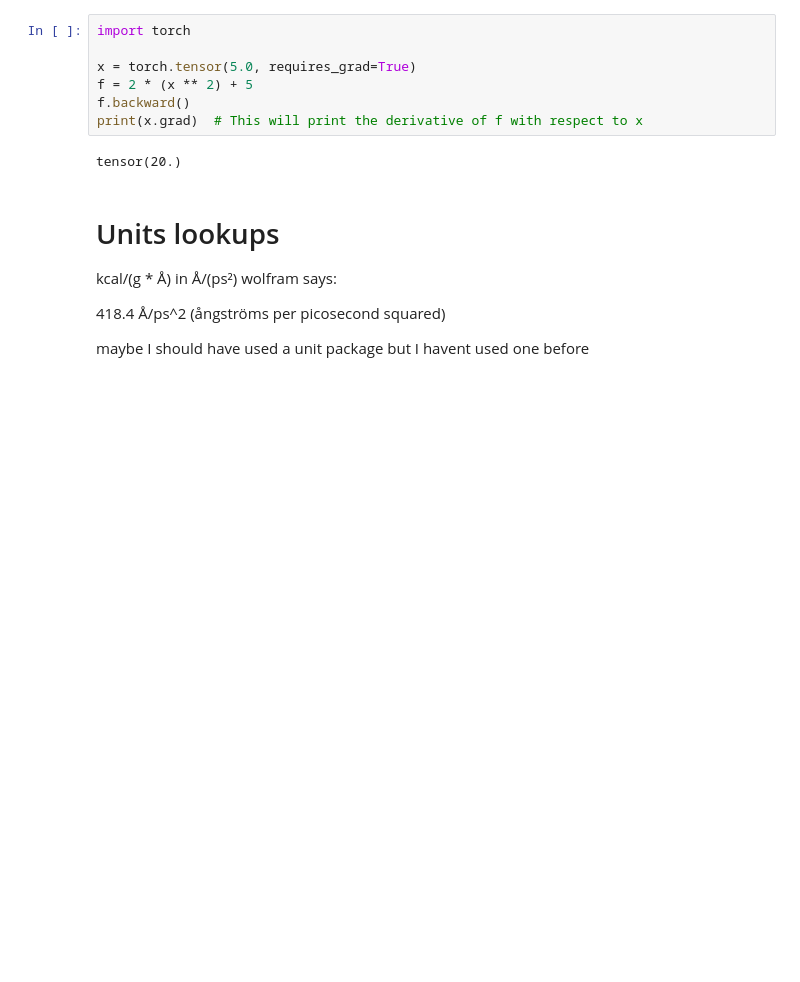
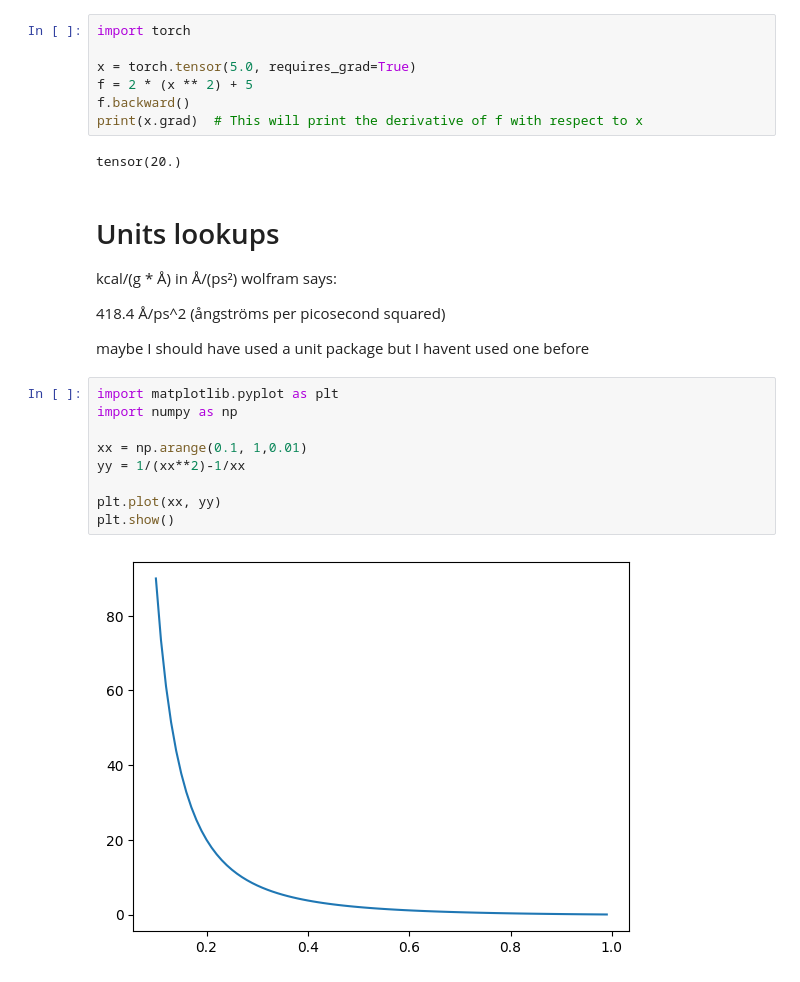
Before and after one commit to ISIPINK/MD_code_test, a Jupyter notebook: MD_program.ipynb, the cells around one changed output. Drawn from its saved outputs; the diff is of its cells as text; blank space fills up the shorter version.

```diff
--- a/MD_program.ipynb
+++ b/MD_program.ipynb
@@ -16,6 +16,17 @@ kcal/(g * Å) in Å/(ps²) wolfram says: <br>
 418.4 Å/ps^2 (ångströms per picosecond squared) <br>
 
 maybe I should have used a unit package but I havent used one before
+# %%
+import matplotlib.pyplot as plt
+import numpy as np
+
+xx = np.arange(0.1, 1,0.01)
+yy = 1/(xx**2)-1/xx
+
+plt.plot(xx, yy)
+plt.show()
+# %% [output]
+[figure, added]
 # %%
 from dataclasses import dataclass
 from abc import ABC, abstractmethod
```
Also changed, not shown: parts of 4 cells of this notebook, 4 other files.
